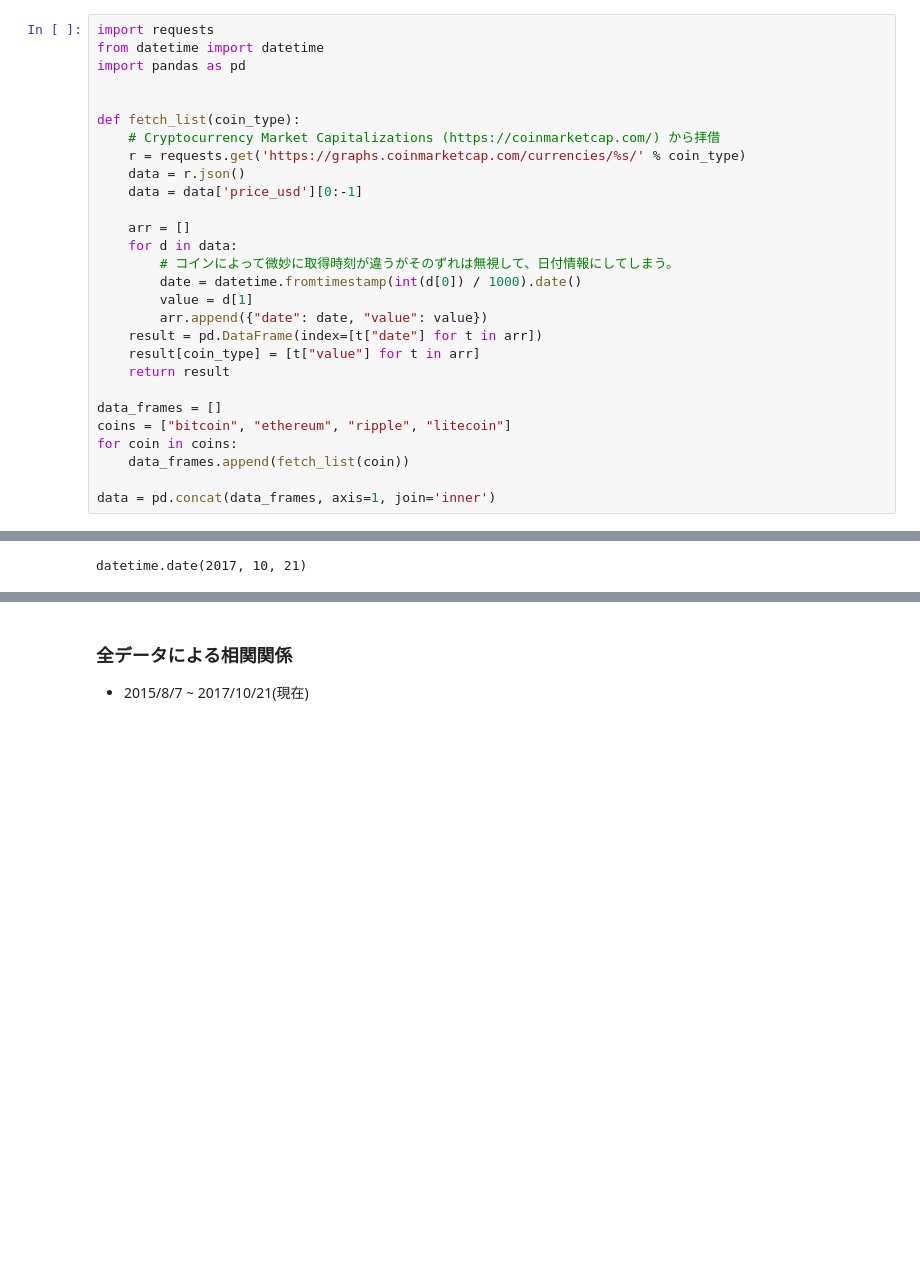
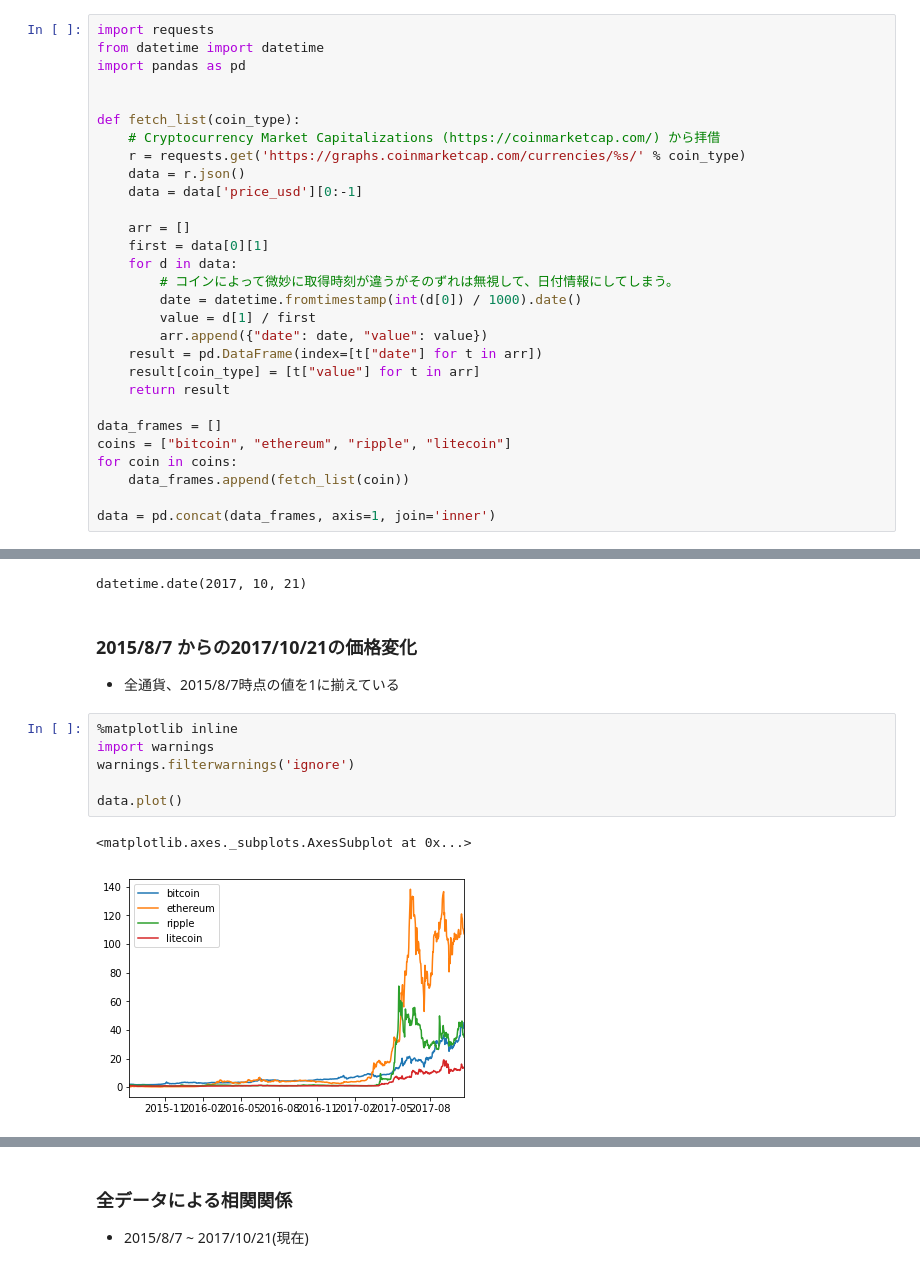
Before and after one commit to Arahabica/CryptoCoinAnalyze, a Jupyter notebook: analyze.ipynb, the cells around one changed output, grey strips where cells are left out. Drawn from its saved outputs; the diff is of its cells as text; blank space fills up the shorter version.

```diff
--- a/analyze.ipynb
+++ b/analyze.ipynb
@@ -17,10 +17,11 @@ def fetch_list(coin_type):
     data = data['price_usd'][0:-1]
 
     arr = []
+    first = data[0][1]
     for d in data:
         # コインによって微妙に取得時刻が違うがそのずれは無視して、日付情報にしてしまう。
         date = datetime.fromtimestamp(int(d[0]) / 1000).date()
-        value = d[1]
+        value = d[1] / first
         arr.append({"date": date, "value": value})
     result = pd.DataFrame(index=[t["date"] for t in arr])
     result[coin_type] = [t["value"] for t in arr]
@@ -40,3 +41,16 @@ datetime.date(2015, 8, 7)
 data[-1:].index[0]
 # %% [output]
 datetime.date(2017, 10, 21)
+# %% [markdown]
+### 2015/8/7 からの2017/10/21の価格変化
+
+* 全通貨、2015/8/7時点の値を1に揃えている
+# %%
+%matplotlib inline
+import warnings
+warnings.filterwarnings('ignore')
+
+data.plot()
+# %% [output]
+<matplotlib.axes._subplots.AxesSubplot at 0x...>
+[figure, added]
```
Also changed, not shown: parts of 2 cells of this notebook, 3 other files.
